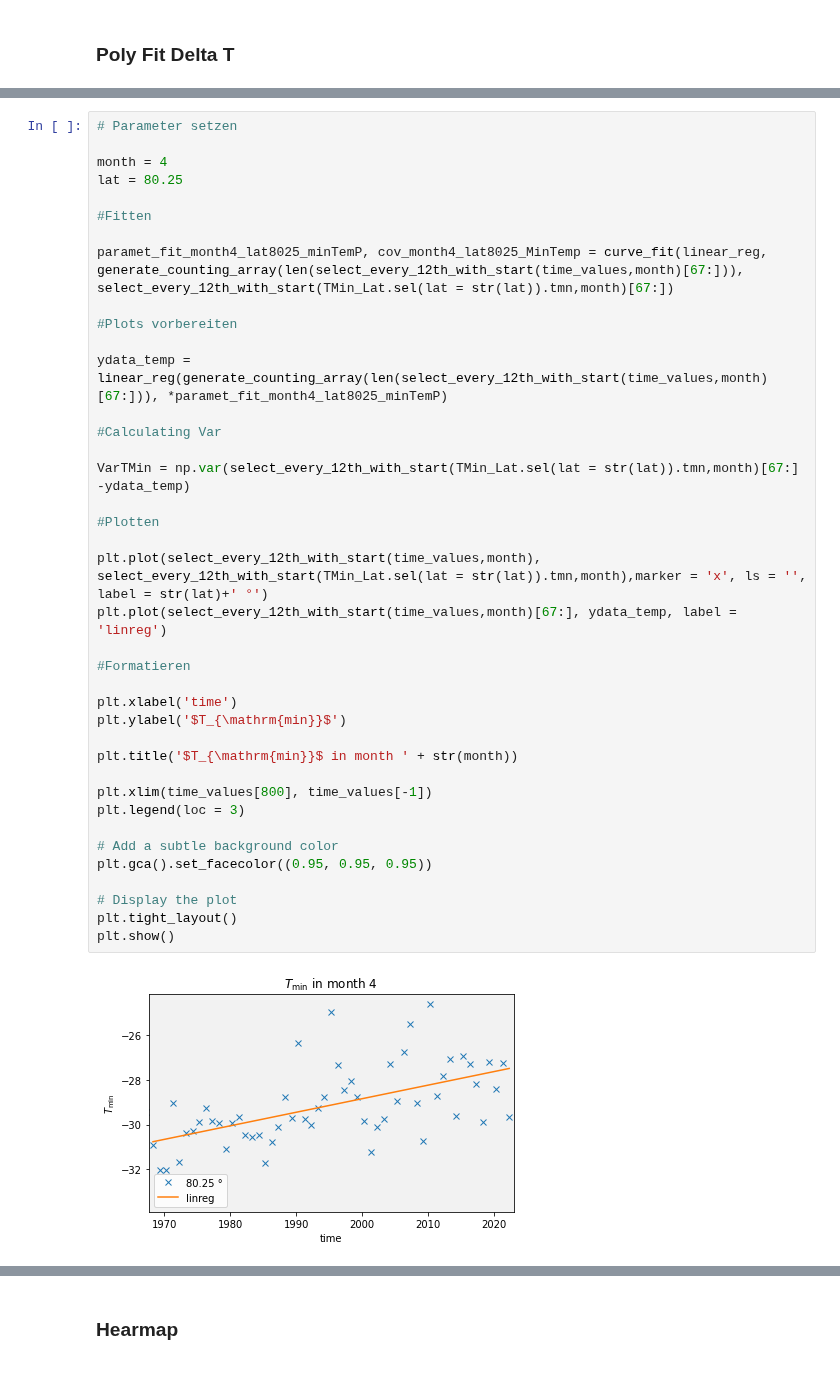
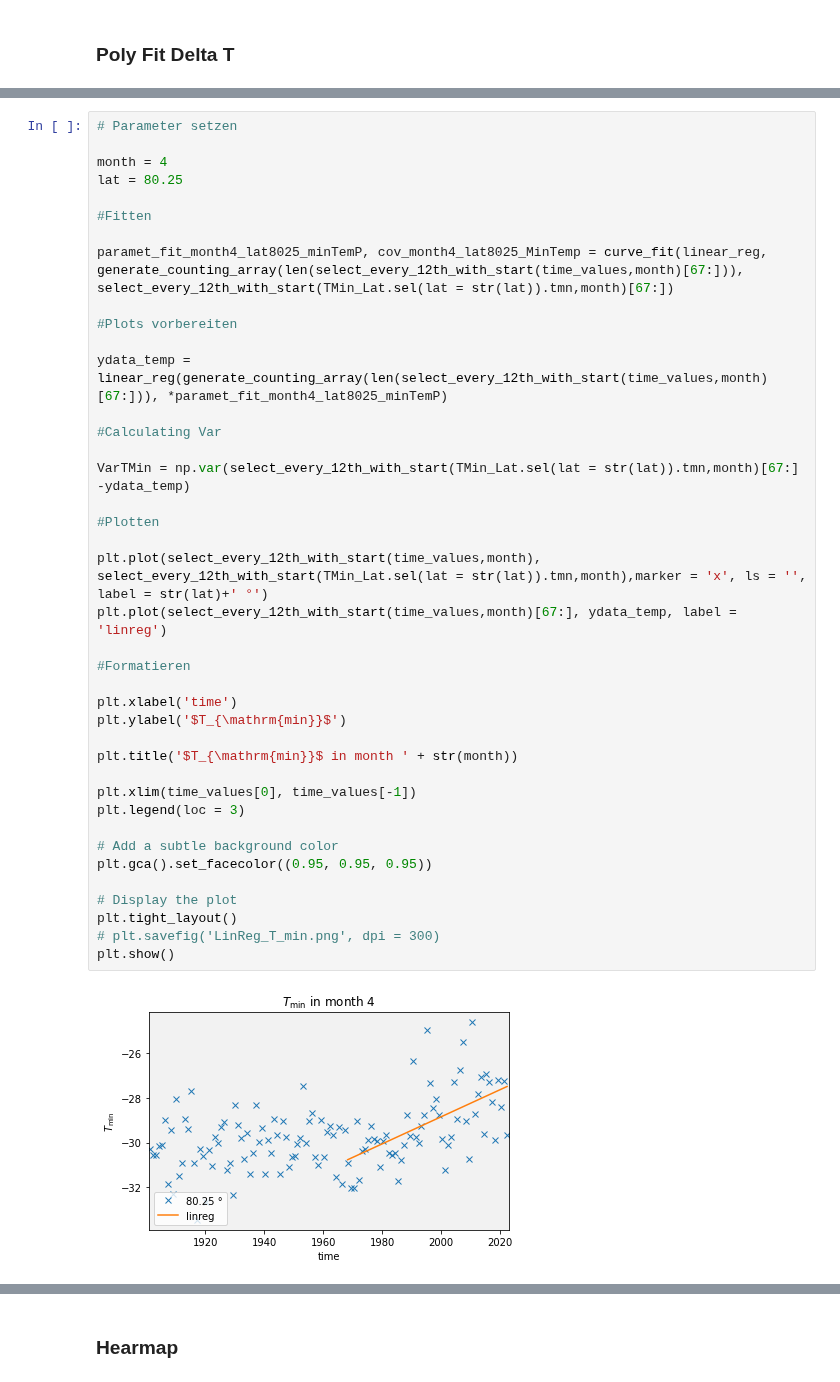
Before and after one commit to LeoausderDose/Praktikum_AWI, a Jupyter notebook: ImportTMax.ipynb, the cells around one changed output, grey strips where cells are left out. Saved outputs shown, nothing was run; the diff lists cells and outputs as text.

```diff
--- a/ImportTMax.ipynb
+++ b/ImportTMax.ipynb
@@ -389,35 +390,36 @@ paramet_fit_month4_lat8025_minTemP, cov_month4_lat8025_MinTemp = curve_fit(linea
 
 #Plots vorbereiten
 
 ydata_temp = linear_reg(generate_counting_array(len(select_every_12th_with_start(time_values,month)[67:])), *paramet_fit_month4_lat8025_minTemP)
 
 #Calculating Var
 
 VarTMin = np.var(select_every_12th_with_start(TMin_Lat.sel(lat = str(lat)).tmn,month)[67:] -ydata_temp)
 
 #Plotten
 
 plt.plot(select_every_12th_with_start(time_values,month), select_every_12th_with_start(TMin_Lat.sel(lat = str(lat)).tmn,month),marker = 'x', ls = '', label = str(lat)+' °')
 plt.plot(select_every_12th_with_start(time_values,month)[67:], ydata_temp, label = 'linreg')
 
 #Formatieren
 
 plt.xlabel('time')
 plt.ylabel('$T_{\mathrm{min}}$')
 
 plt.title('$T_{\mathrm{min}}$ in month ' + str(month))
 
-plt.xlim(time_values[800], time_values[-1])
+plt.xlim(time_values[0], time_values[-1])
 plt.legend(loc = 3)
 
 # Add a subtle background color
 plt.gca().set_facecolor((0.95, 0.95, 0.95))
 
 # Display the plot
 plt.tight_layout()
+# plt.savefig('LinReg_T_min.png', dpi = 300)
 plt.show()
 # %% [output]
-[figure, old version]
+[figure, new version]
 # %%
 # Parameter setzen
 
```
Also changed, not shown: parts of 6 cells of this notebook, 30 other files.
